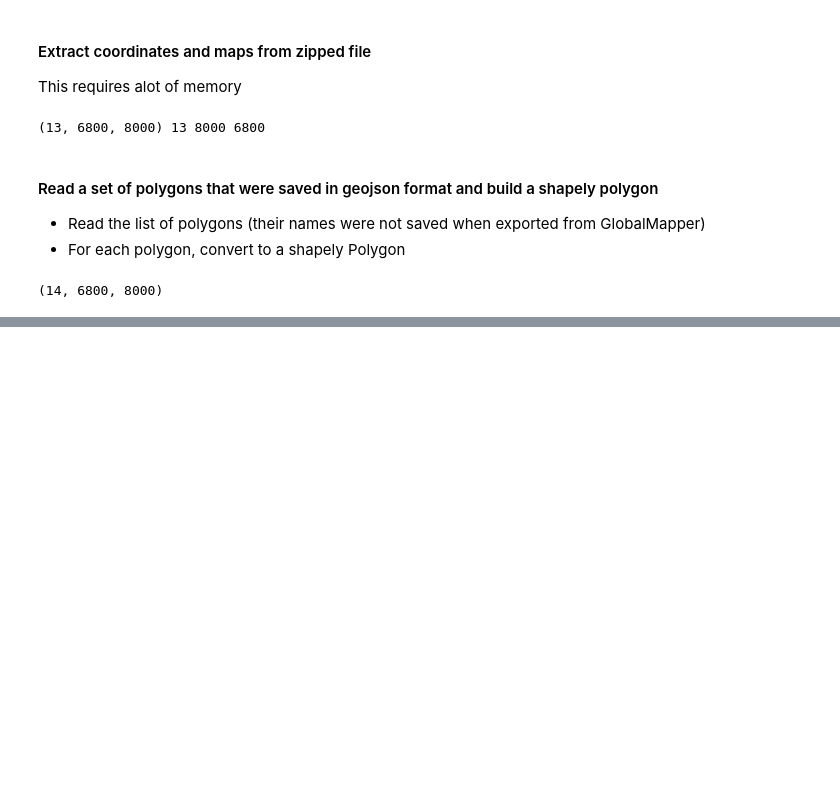
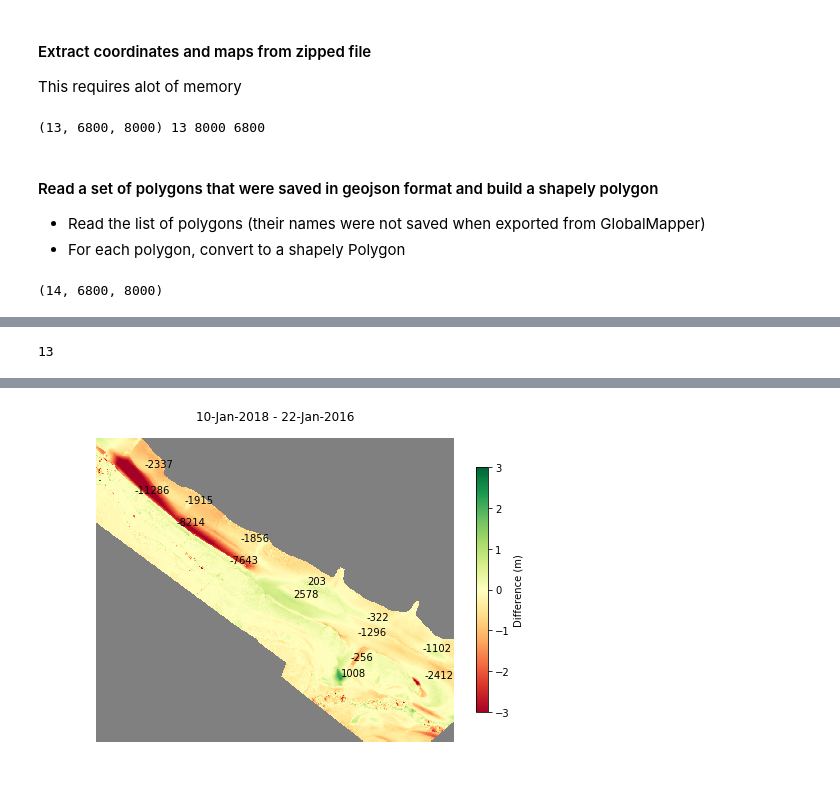
Before and after one commit to csherwood-usgs/Raster_calcs, a Jupyter notebook: Calc_Sandwich_volumes.ipynb, the cells around one changed output, grey strips where cells are left out. Drawn from its saved outputs; the diff is of its cells as text; code cells hidden in the pictures; blank space fills up the shorter version.

Commit message:
volume calcs done, I think

```diff
--- a/Calc_Sandwich_volumes.ipynb
+++ b/Calc_Sandwich_volumes.ipynb
@@ -182,0 +141,75 @@ for i in range(14):
+# %%
+# list of dates for use as titles / column headers
+titles = ([\
+         "22-Jan-2016",\
+         "25-Jan-2016",\
+         "11-Feb-2016",\
+         "30-Mar-2016",\
+         "21-Sep-2016",\
+         "09-Jan-2017",\
+         "25-Jan-2017",\
+         "14-Feb-2017",\
+         "16-Mar-2017",\
+         "28-Apr-2017",\
+         "04-May_2017",\
+         "18-Sep-2017",\
+#         "03-Jan-2017",\
+         "10-Jan-2018"]
+         )
+print(len(titles))
+# %% [output]
+13
+# %%
+# make a dataframe to hold the results
+df = pd.DataFrame(columns=poly_names,index=("Poly areas","Mask areas"))
+df.loc["Poly areas"]=poly_areas
+df.loc["Mask areas"]=mask_areas
+df.round(1)
+
+# calculate total volume change between last and first maps
+dz = zw[-1,:,:]-zw[0,:,:]
+has_data = np.ones((ysize,xsize))
+has_data[np.isnan(dz)]=0.
+#plt.imshow(has_data)
+
+pv = np.nan*np.ones((num_poly))
+pa = np.nan*np.ones((num_poly))
+tot_area = 0.
+tot_vol = 0.
+
+for i in range(num_poly):
+    pdz = ma[i,:,:]*dz
+    pdz[np.isnan(pdz)]=0.
+    pa[i] = np.sum(ma[i,:,:]*has_data)*.1*.1
+    pv[i] = np.sum(pdz)*.1*.1
+    tot_area = tot_area+pa[i]
+    tot_vol = tot_vol+pv[i]
+    print("{:3s} Area: {:7.1f} Volume: {:8.1f} dz: {:4.1f} Pct. area: {:.1f}".\
+          format(poly_names[i],pa[i],pv[i],pv[i]/pa[i],100.*pa[i]/mask_areas[i]))
+
+print("All Area: {:7.1f} Volume: {:8.1f} dz: {:4.1f} ".format(tot_area,tot_vol,tot_vol/tot_area))
+
+tname = titles[-1]+" - "+titles[0]
+fname = titles[-1]+"_minus_"+titles[0]+".png"
+yoff = (-40.,0.,-30.,0.,-30.,0.,0.,0.,0.,0.,0.,0.,0.,0.,0.)
+fig=plt.figure(figsize=(8,6))
+ax.set_aspect('equal')
+cmap=plt.cm.RdYlGn
+cmap.set_bad('grey')
+plt.pcolormesh(X[0:-1:10],Y[0:-1:10],dz[0:-1:10],shading='flat',edgecolor=None,cmap=cmap,vmin=-3,vmax=3)
+plt.axis('equal')
+plt.xmin = X[0][0]
+plt.xmax = X[0],[-1]
+plt.ymin = Y[-1][0]
+plt.ymax = Y[0][0]
+plt.axis('off')
+plt.title(tname)
+cbar=plt.colorbar(shrink=0.75)
+cbar.set_label('Difference (m)')
+for i in range(num_poly):
+    nstr = "{:.0f}".format(pv[i])
+    plt.text(xc[i],yc[i]+yoff[i],nstr)
+
+plt.show()
+fig.savefig(fname,dpi=200)
+# %% [output]
@@ -182,0 +231 @@ for i in range(14):
+[figure, added]
```
Also changed, not shown: parts of 8 cells of this notebook.
